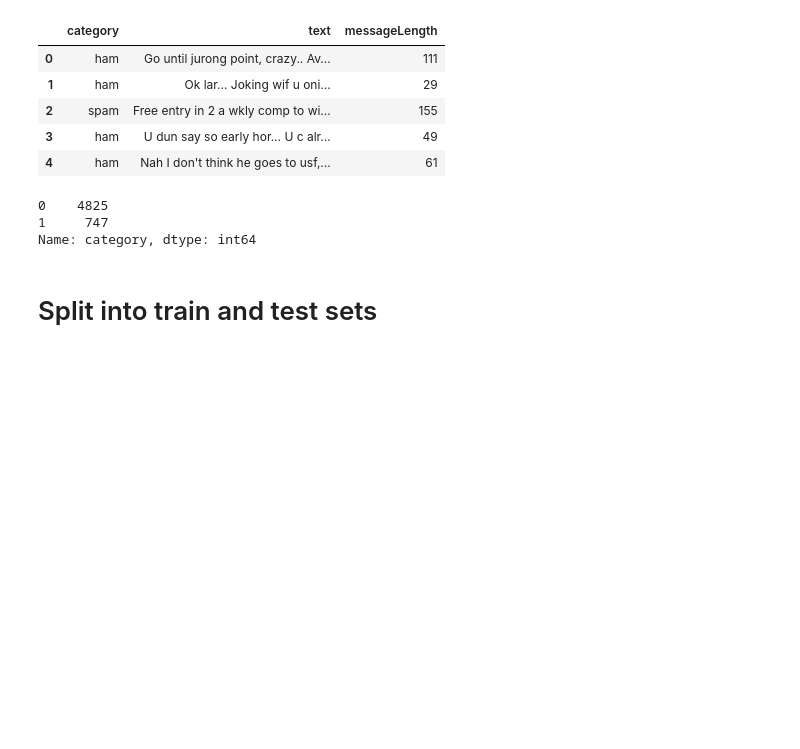
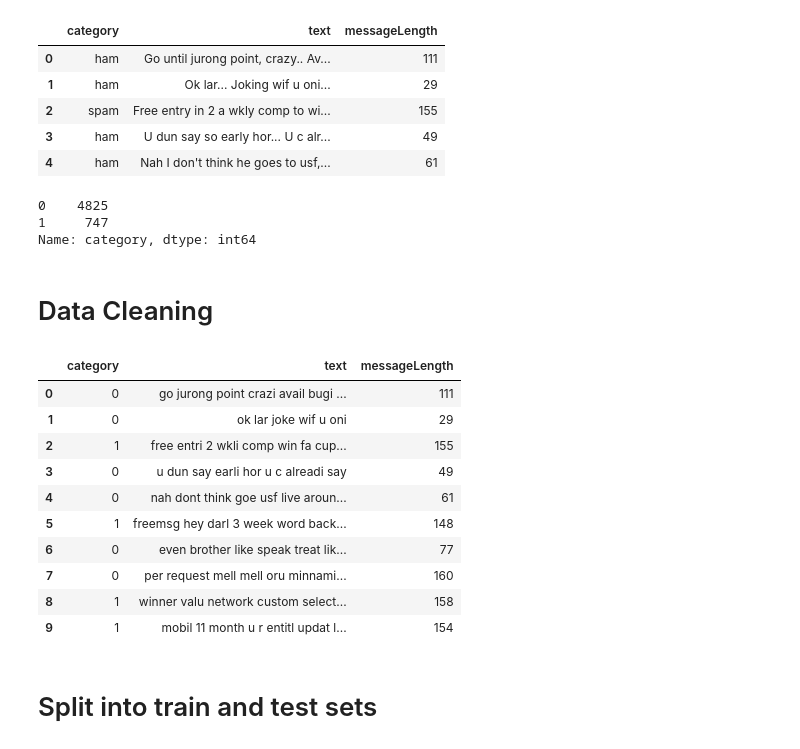
Before and after one commit to uabinf/nlp-fall-2019-project-tz_team, a Jupyter notebook: SpamDetection.ipynb, the cells around one changed output. Saved outputs shown, nothing was run; the diff lists cells and outputs as text; code cells hidden in the pictures; blank space fills up the shorter version.

```diff
--- a/SpamDetection.ipynb
+++ b/SpamDetection.ipynb
@@ -186,6 +186,33 @@ messages.category.value_counts()
 0    4825
 1     747
 Name: category, dtype: int64
+# %% [markdown]
+# Data Cleaning
+# %%
+from nltk.stem import SnowballStemmer
+stemmer = SnowballStemmer("english")
+
+def cleanText(message):
+
+    message = message.translate(str.maketrans('', '', string.punctuation))
+    words = [stemmer.stem(word) for word in message.split() if word.lower() not in stopwords.words("english")]
+
+    return " ".join(words)
+
+messages["text"] = messages["text"].apply(cleanText)
+messages.head(n = 10)
+# %% [output]
+|  | category | text | messageLength |
+| 0 | 0 | go jurong point crazi avail bugi ... | 111 |
+| 1 | 0 | ok lar joke wif u oni | 29 |
+| 2 | 1 | free entri 2 wkli comp win fa cup... | 155 |
+| 3 | 0 | u dun say earli hor u c alreadi say | 49 |
+| 4 | 0 | nah dont think goe usf live aroun... | 61 |
+| 5 | 1 | freemsg hey darl 3 week word back... | 148 |
+| 6 | 0 | even brother like speak treat lik... | 77 |
+| 7 | 0 | per request mell mell oru minnami... | 160 |
+| 8 | 1 | winner valu network custom select... | 158 |
+| 9 | 1 | mobil 11 month u r entitl updat l... | 154 |
 # %% [markdown]
 # Split into train and test sets
 # %%
```
Also changed, not shown: parts of 9 cells of this notebook.
